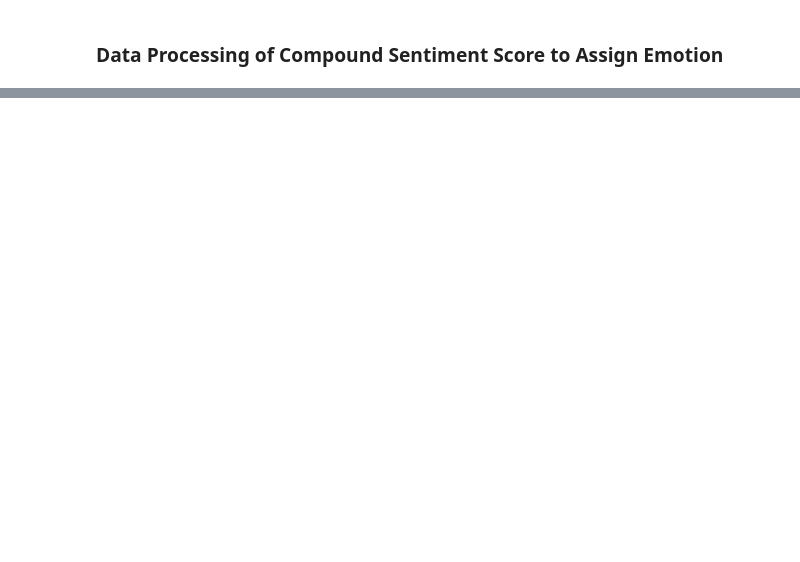
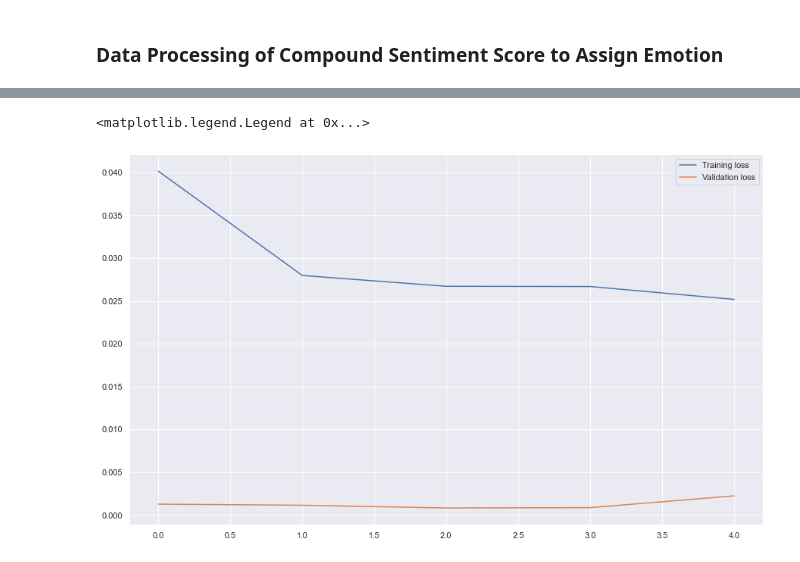
Before and after one commit to bhuwan1998/Sentiment_Analysis, a Jupyter notebook: Final_Data_Processing.ipynb, the cells around one changed output, grey strips where cells are left out. Saved outputs shown, nothing was run; the diff lists cells and outputs as text; code cells hidden in the pictures; blank space fills up the shorter version.

```diff
--- a/Final_Data_Processing.ipynb
+++ b/Final_Data_Processing.ipynb
@@ -231,0 +253,18 @@ from sklearn.metrics import mean_squared_error
+# %%
+# LSTM uses sigmoud and tanh that are sensitive to
+# normalise the dataset
+scaler = StandardScaler()
+scaler = scaler.fit(df_for_training)
+df_for_training_scaled = scaler.transform(df_for_training)
+# %%
+trainX = []
+trainY = []
+
+n_future = 1 #Number of days we want to predict into the future
+n_past = 14 #Number of days we want to use to predict the future
+
+for i in range(n_past, len(df_for_training_scaled) - n_future + 1):
+    trainX.append(df_for_training_scaled[i - n_past:i, 0:df_for_training.shape[1]])
+    trainY.append(df_for_training_scaled[i + n_future - 1: i + n_future, 0])
+
+trainX, trainY = np.array(trainX), np.array(trainY)
@@ -231,0 +281,10 @@ from sklearn.metrics import mean_squared_error
+# %%
+# define Autoencoder model
+model = Sequential()
+model.add(LSTM(64, activation='relu', input_shape=(trainX.shape[1], trainX.shape[2]), return_sequences=True))
+model.add(LSTM(32, activation='relu', return_sequences=False))
+model.add(Dropout(0.2))
+model.add(Dense(trainY.shape[1]))
+
+model.compile(optimizer='adam', loss='mse')
+model.summary()
@@ -231,0 +309,3 @@ from sklearn.metrics import mean_squared_error
+# %%
+# fit the model
+history = model.fit(trainX, trainY, epochs=5, batch_size=16, validation_split=0.1, verbose=1)
@@ -231,0 +323,7 @@ from sklearn.metrics import mean_squared_error
+# %%
+plt.plot(history.history['loss'], label='Training loss')
+plt.plot(history.history['val_loss'], label='Validation loss')
+plt.legend()
+# %% [output]
+<matplotlib.legend.Legend at 0x...>
+[figure, added]
```
Also changed, not shown: parts of 24 cells of this notebook, 7 other files.
